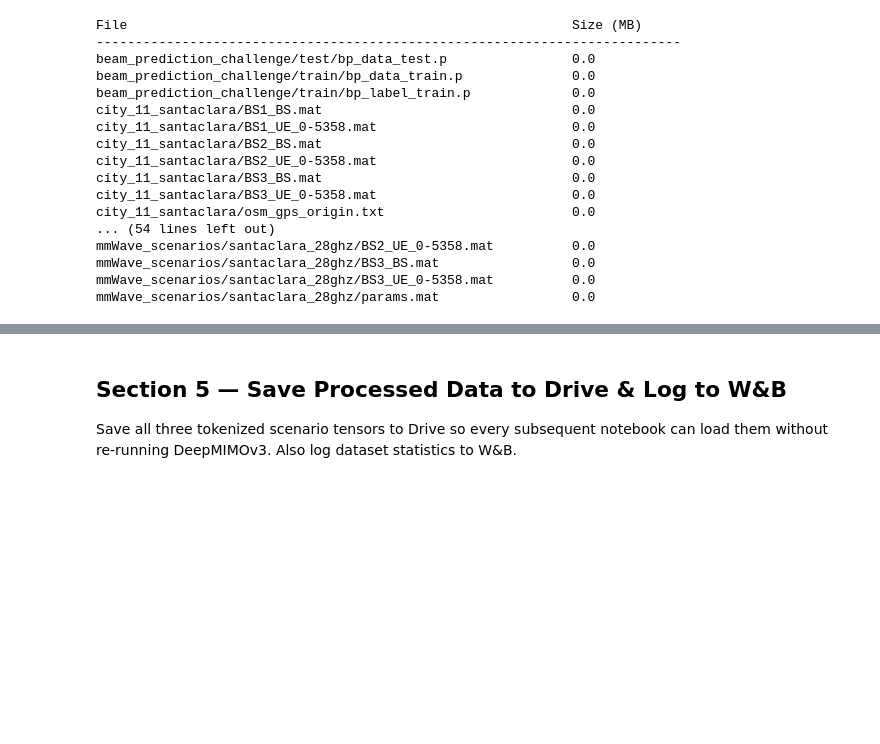
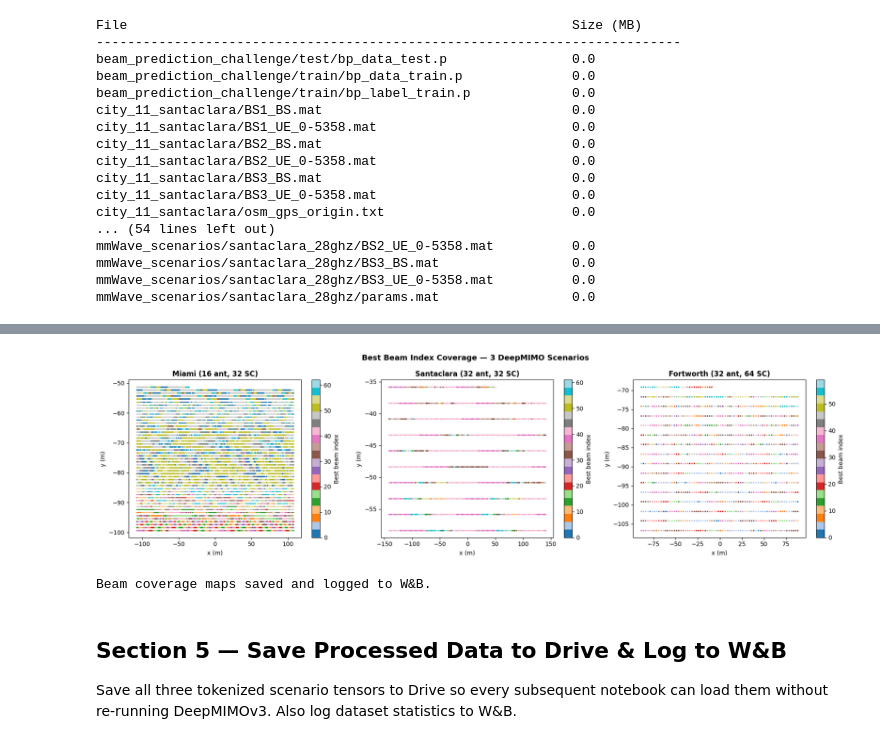
Before and after one commit to nabeegh-khan/6g-lwm-beam-prediction, a Jupyter notebook: notebooks/01_data_pipeline.ipynb, the cells around one changed output, grey strips where cells are left out. Drawn from its saved outputs; the diff is of its cells as text; code cells hidden in the pictures; blank space fills up the shorter version.

Commit message:
polish: clean notebook runs — all 4 notebooks error-free

```diff
--- a/notebooks/01_data_pipeline.ipynb
+++ b/notebooks/01_data_pipeline.ipynb
@@ -1517,3 +958,43 @@ Final scenario inventory:
+# %%
+# plot beam coverage maps for all three scenarios side by side
+from input_preprocess import get_parameters
+import DeepMIMOv3, scipy.io as sio, glob
+
+fig, axes = plt.subplots(1, 3, figsize=(18, 5))
+fig.suptitle("Best Beam Index Coverage — 3 DeepMIMO Scenarios",
+             fontsize=13, fontweight="bold")
+
+scenario_titles = {
+    "city_6_miami":       "Miami (16 ant, 32 SC)",
+    "city_11_santaclara": "Santaclara (32 ant, 32 SC)",
+    "city_12_fortworth":  "Fortworth (32 ant, 64 SC)",
+}
+
+for ax, sc_name in zip(axes, ["city_6_miami", "city_11_santaclara", "city_12_fortworth"]):
+    labels = beam_labels[sc_name].numpy()
+    # load user locations from the mat file
+    ue_files = glob.glob(f"./scenarios/{sc_name}/BS1_UE_*.mat")
+    mat = sio.loadmat(ue_files[0])
+    locs = mat['rx_locs'][:, :2]  # x, y only
+    # filter to match cleaned sample count
+    n = len(labels)
+    locs = locs[:n]
+    sc = ax.scatter(locs[:, 0], locs[:, 1], c=labels,
+                    cmap='tab20', s=1.5, marker='s')
+    plt.colorbar(sc, ax=ax, label='Best beam index')
+    ax.set_title(scenario_titles[sc_name], fontweight="bold")
+    ax.set_xlabel("x (m)")
+    ax.set_ylabel("y (m)")
+
+plt.tight_layout()
+fig_path = FIG_DIR / "01_beam_coverage_all_scenarios.png"
+plt.savefig(str(fig_path), dpi=150, bbox_inches="tight")
+plt.show()
+wandb.log({"dataset/beam_coverage": wandb.Image(str(fig_path))})
+print("Beam coverage maps saved and logged to W&B.")
+# %% [output]
+[figure, added]
+Beam coverage maps saved and logged to W&B.
 # %% [markdown]
 ## Section 5 — Save Processed Data to Drive & Log to W&B
 
```
Also changed, not shown: parts of 17 cells of this notebook, 2 other files.
